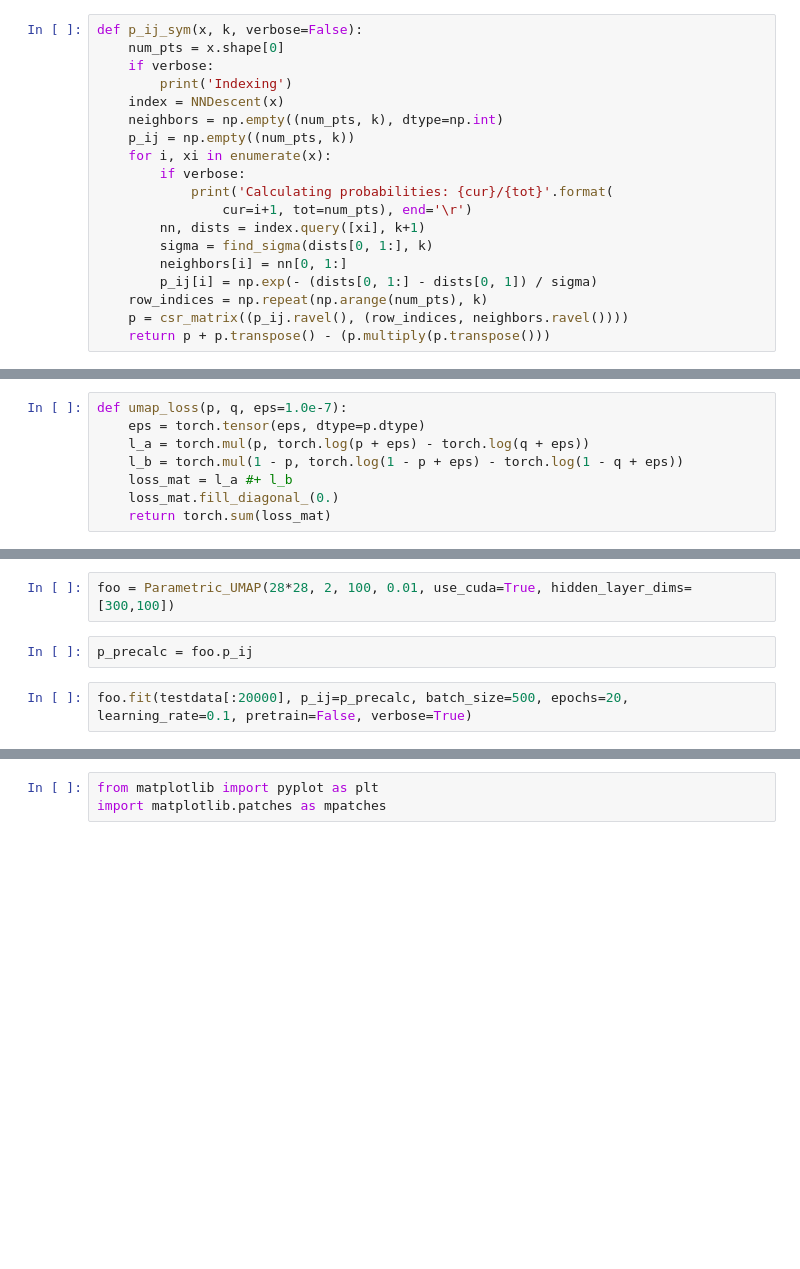
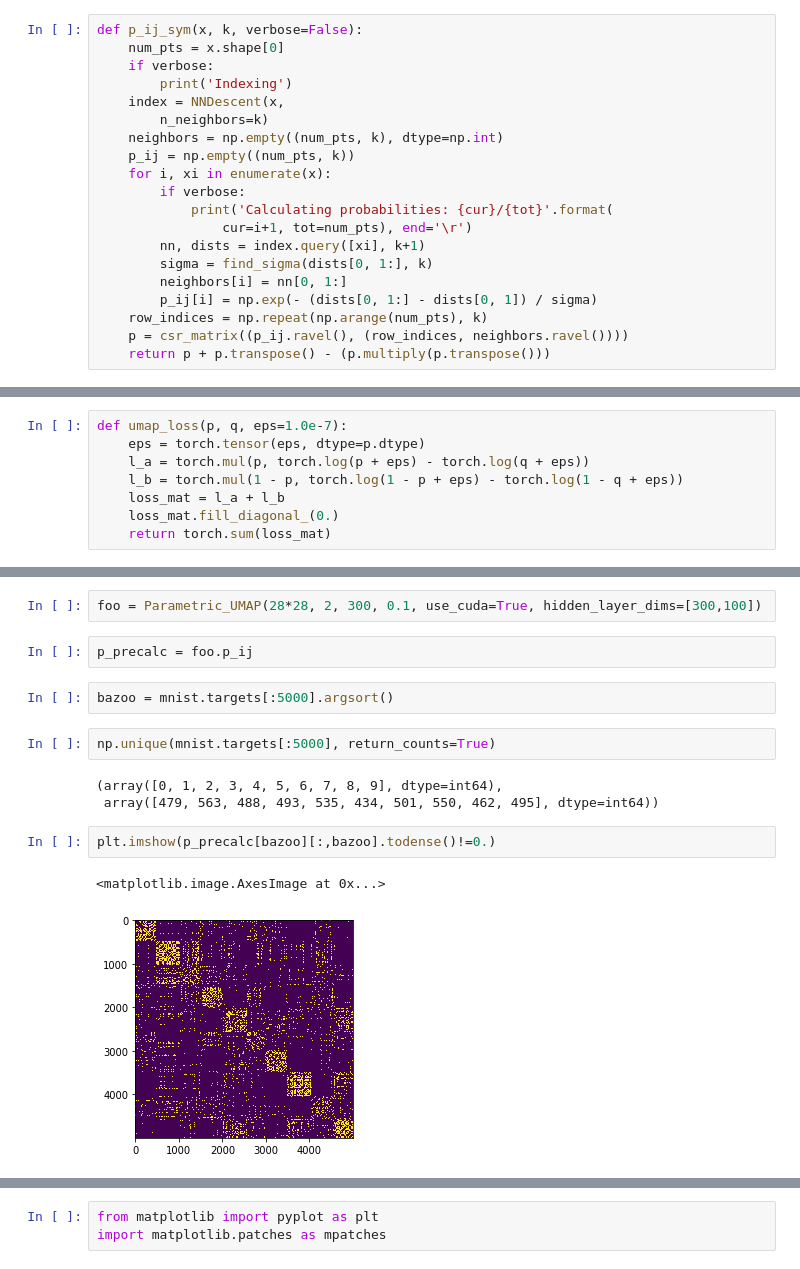
Before and after one commit to einbandi/ptsne-pytorch, a Jupyter notebook: pumap-dev.ipynb, the cells around one changed output, grey strips where cells are left out. Drawn from its saved outputs; the diff is of its cells as text; blank space fills up the shorter version.

```diff
--- a/pumap-dev.ipynb
+++ b/pumap-dev.ipynb
@@ -24,7 +24,8 @@ def p_ij_sym(x, k, verbose=False):
     num_pts = x.shape[0]
     if verbose:
         print('Indexing')
-    index = NNDescent(x)
+    index = NNDescent(x,
+        n_neighbors=k)
     neighbors = np.empty((num_pts, k), dtype=np.int)
     p_ij = np.empty((num_pts, k))
     for i, xi in enumerate(x):
@@ -96,7 +97,7 @@ def umap_loss(p, q, eps=1.0e-7):
     eps = torch.tensor(eps, dtype=p.dtype)
     l_a = torch.mul(p, torch.log(p + eps) - torch.log(q + eps))
     l_b = torch.mul(1 - p, torch.log(1 - p + eps) - torch.log(1 - q + eps))
-    loss_mat = l_a #+ l_b
+    loss_mat = l_a + l_b
     loss_mat.fill_diagonal_(0.)
     return torch.sum(loss_mat)
 # %%
@@ -309,8 +321,18 @@ mnist = MNIST(
 # %%
 testdata = mnist.data.reshape(-1, 28*28) / 255.
 # %%
-foo = Parametric_UMAP(28*28, 2, 100, 0.01, use_cuda=True, hidden_layer_dims=[300,100])
+foo = Parametric_UMAP(28*28, 2, 300, 0.1, use_cuda=True, hidden_layer_dims=[300,100])
 # %%
 p_precalc = foo.p_ij
-# %%
-foo.fit(testdata[:20000], p_ij=p_precalc, batch_size=500, epochs=20, learning_rate=0.1, pretrain=False, verbose=True)
+# %%
+bazoo = mnist.targets[:5000].argsort()
+# %%
+np.unique(mnist.targets[:5000], return_counts=True)
+# %% [output]
+(array([0, 1, 2, 3, 4, 5, 6, 7, 8, 9], dtype=int64),
+ array([479, 563, 488, 493, 535, 434, 501, 550, 462, 495], dtype=int64))
+# %%
+plt.imshow(p_precalc[bazoo][:,bazoo].todense()!=0.)
+# %% [output]
+<matplotlib.image.AxesImage at 0x...>
+[figure, added]
```
Also changed, not shown: parts of 13 cells of this notebook, 1 other file.
